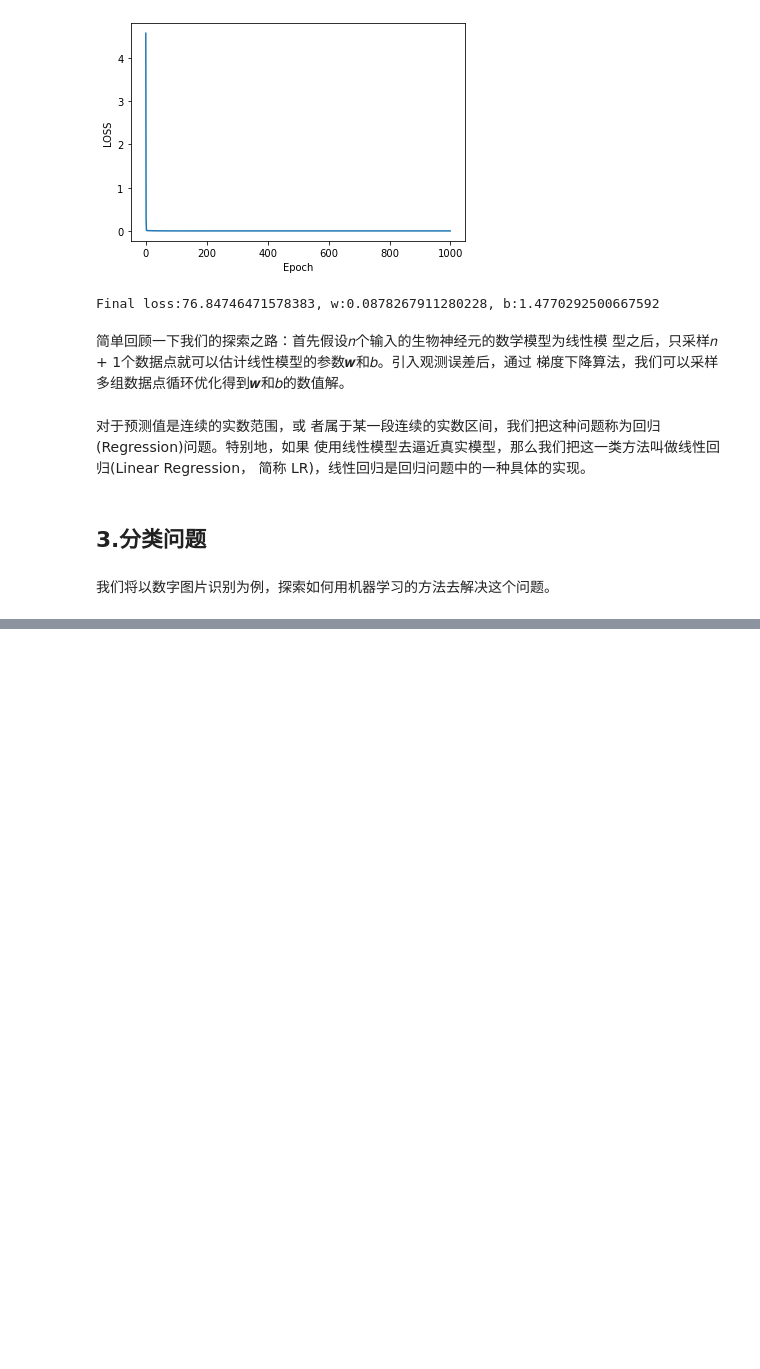
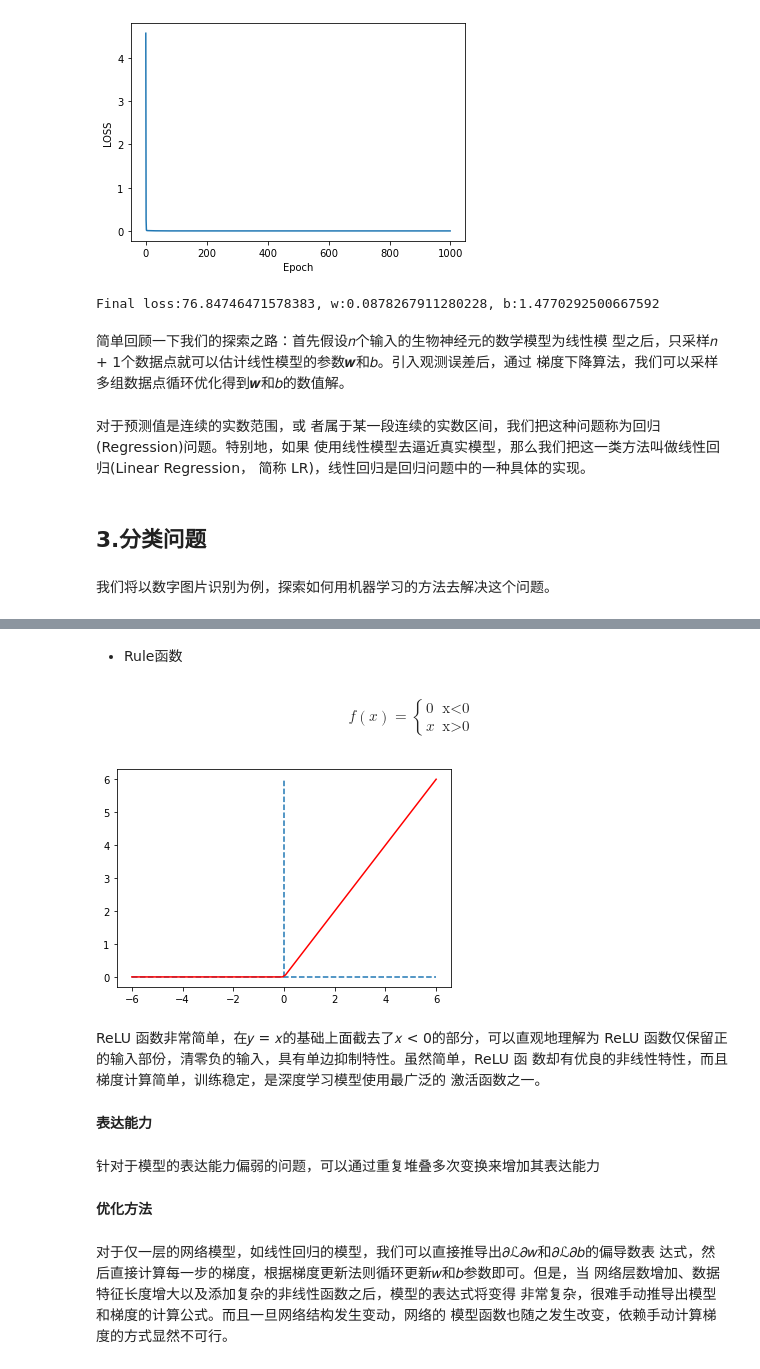
Before and after one commit to currydai/Deep_Learning_with_Tendorflow, a Jupyter notebook: Main.ipynb, the cells around one changed output, grey strips where cells are left out. Saved outputs shown, nothing was run; the diff lists cells and outputs as text; code cells hidden in the pictures; blank space fills up the shorter version.

```diff
--- a/Main.ipynb
+++ b/Main.ipynb
@@ -435,0 +477,40 @@ Final loss:76.84746471578383, w:0.0878267911280228, b:1.4770292500667592
+# %% [markdown]
+- Rule函数
+# %% [markdown]
+$$f(x)=\begin{cases}
+0& \text{x<0}\\
+x& \text{x>0}
+\end{cases}$$
+# %%
+z=np.linspace(-6,6,100)
+y=[]
+for i in z:
+    if(i<0):
+        y.append(0)
+    else:
+        y.append(i)
+y=np.array(y)
+ax=plt.subplot(111)
+ax.plot(z,y,'r')
+plt.vlines(0,0,6,linestyles='--')
+plt.hlines(0,-6,6,linestyles='--')
+plt.show()
+# %% [output]
+[figure, added]
+# %% [markdown]
+ReLU 函数非常简单，在𝑦 = 𝑥的基础上面截去了𝑥 < 0的部分，可以直观地理解为
+ReLU 函数仅保留正的输入部份，清零负的输入，具有单边抑制特性。虽然简单，ReLU 函
+数却有优良的非线性特性，而且梯度计算简单，训练稳定，是深度学习模型使用最广泛的
+激活函数之一。
+# %% [markdown]
+**表达能力**
+# %% [markdown]
+针对于模型的表达能力偏弱的问题，可以通过重复堆叠多次变换来增加其表达能力
+# %% [markdown]
+**优化方法**
+# %% [markdown]
+对于仅一层的网络模型，如线性回归的模型，我们可以直接推导出𝜕ℒ𝜕𝑤和𝜕ℒ𝜕𝑏的偏导数表
+达式，然后直接计算每一步的梯度，根据梯度更新法则循环更新𝑤和𝑏参数即可。但是，当
+网络层数增加、数据特征长度增大以及添加复杂的非线性函数之后，模型的表达式将变得
+非常复杂，很难手动推导出模型和梯度的计算公式。而且一旦网络结构发生变动，网络的
+模型函数也随之发生改变，依赖手动计算梯度的方式显然不可行。
```
Also changed, not shown: parts of 20 cells of this notebook.
